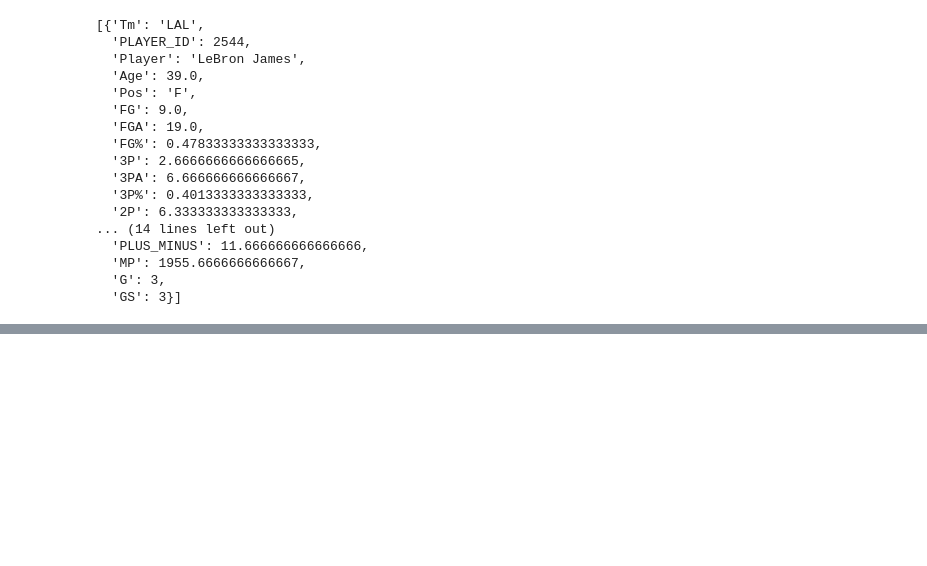
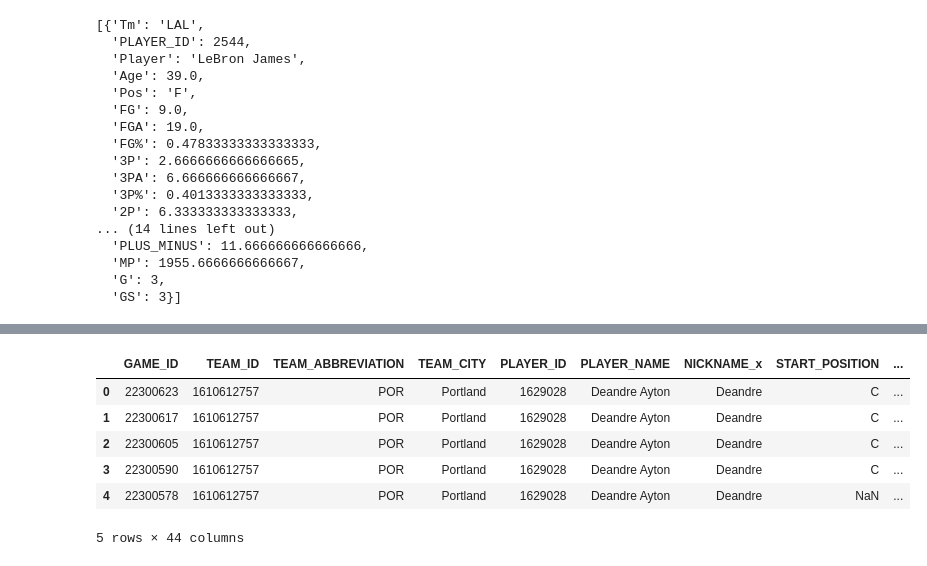
Before and after one commit to absabry/mlops-nba, a Jupyter notebook: notebooks/pre_raw_data-exploration.ipynb, the cells around one changed output, grey strips where cells are left out. Drawn from its saved outputs; the diff is of its cells as text; code cells hidden in the pictures; blank space fills up the shorter version.

```diff
--- a/notebooks/pre_raw_data-exploration.ipynb
+++ b/notebooks/pre_raw_data-exploration.ipynb
@@ -139,0 +170,10 @@ stats.to_dict(orient="records")
+# %%
+durant.merge(players, on="PLAYER_ID", how="left")
+# %% [output]
+|  | GAME_ID | TEAM_ID | TEAM_ABBREVIATION | TEAM_CITY | PLAYER_ID | PLAYER_NAME | NICKNAME_x | START_POSITION | ... |
+| 0 | 22300623 | 1610612757 | POR | Portland | 1629028 | Deandre Ayton | Deandre | C | ... |
+| 1 | 22300617 | 1610612757 | POR | Portland | 1629028 | Deandre Ayton | Deandre | C | ... |
+| 2 | 22300605 | 1610612757 | POR | Portland | 1629028 | Deandre Ayton | Deandre | C | ... |
+| 3 | 22300590 | 1610612757 | POR | Portland | 1629028 | Deandre Ayton | Deandre | C | ... |
+| 4 | 22300578 | 1610612757 | POR | Portland | 1629028 | Deandre Ayton | Deandre | NaN | ... |
+5 rows × 44 columns
```
Also changed, not shown: parts of 3 cells of this notebook, 5 other files.
